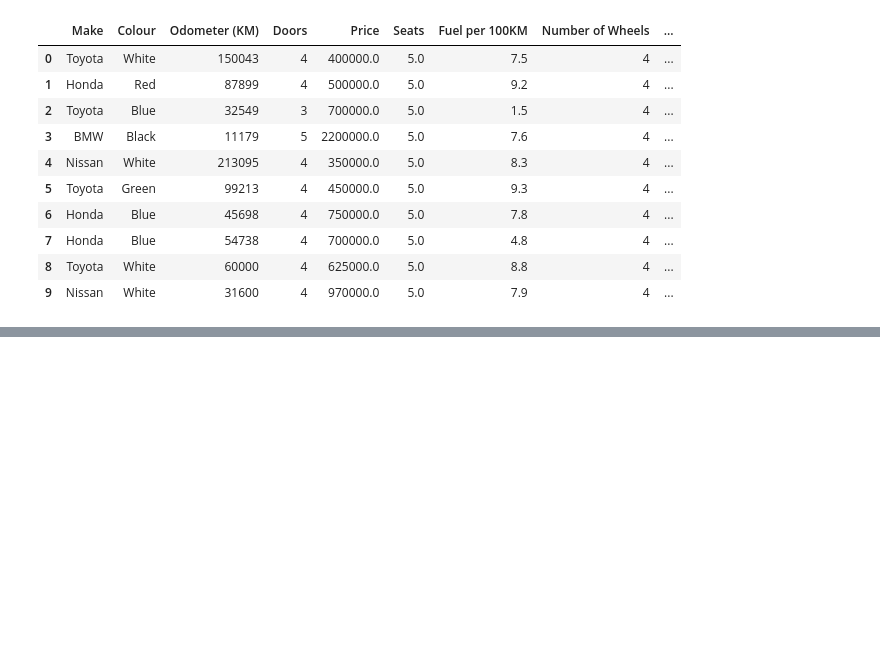
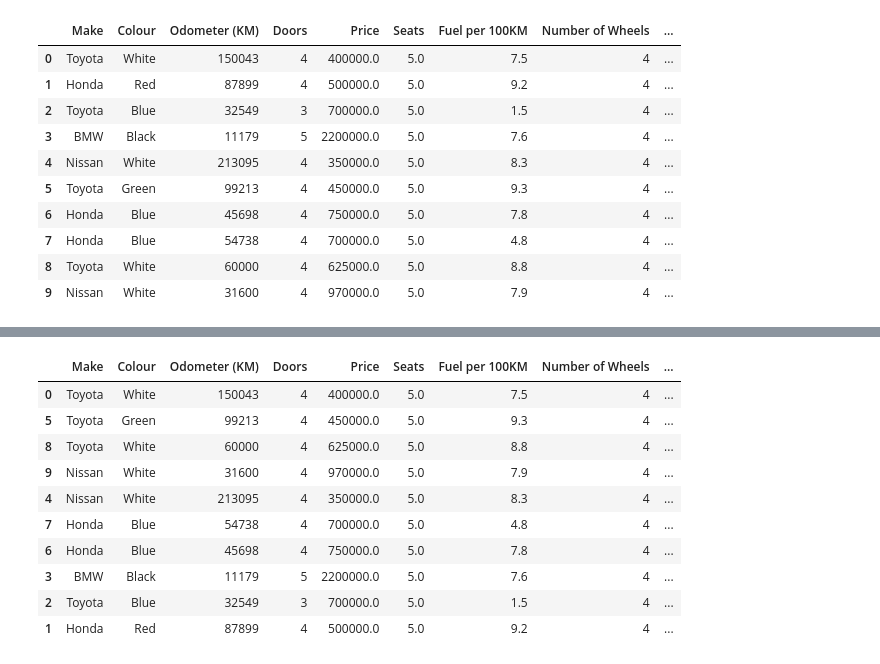
Before and after one commit to AnuraghSarkar/pandas, a Jupyter notebook: intro-to-pandas.ipynb, the cells around one changed output, grey strips where cells are left out. Drawn from its saved outputs; the diff is of its cells as text; code cells hidden in the pictures; blank space fills up the shorter version.

Commit message:
Shuffling, Resetting and lamda apply

```diff
--- a/intro-to-pandas.ipynb
+++ b/intro-to-pandas.ipynb
@@ -785,0 +800,17 @@ car_sales
+# %%
+# Shuffling data randomly. sample is shuffle func() and frac is fraction of data 1=100%
+car_sales = car_sales.sample(frac=1)
+# %%
+car_sales
+# %% [output]
+|  | Make | Colour | Odometer (KM) | Doors | Price | Seats | Fuel per 100KM | Number of Wheels | ... |
+| 0 | Toyota | White | 150043 | 4 | 400000.0 | 5.0 | 7.5 | 4 | ... |
+| 5 | Toyota | Green | 99213 | 4 | 450000.0 | 5.0 | 9.3 | 4 | ... |
+| 8 | Toyota | White | 60000 | 4 | 625000.0 | 5.0 | 8.8 | 4 | ... |
+| 9 | Nissan | White | 31600 | 4 | 970000.0 | 5.0 | 7.9 | 4 | ... |
+| 4 | Nissan | White | 213095 | 4 | 350000.0 | 5.0 | 8.3 | 4 | ... |
+| 7 | Honda | Blue | 54738 | 4 | 700000.0 | 5.0 | 4.8 | 4 | ... |
+| 6 | Honda | Blue | 45698 | 4 | 750000.0 | 5.0 | 7.8 | 4 | ... |
+| 3 | BMW | Black | 11179 | 5 | 2200000.0 | 5.0 | 7.6 | 4 | ... |
+| 2 | Toyota | Blue | 32549 | 3 | 700000.0 | 5.0 | 1.5 | 4 | ... |
+| 1 | Honda | Red | 87899 | 4 | 500000.0 | 5.0 | 9.2 | 4 | ... |
```
Also changed, not shown: parts of 4 cells of this notebook.
